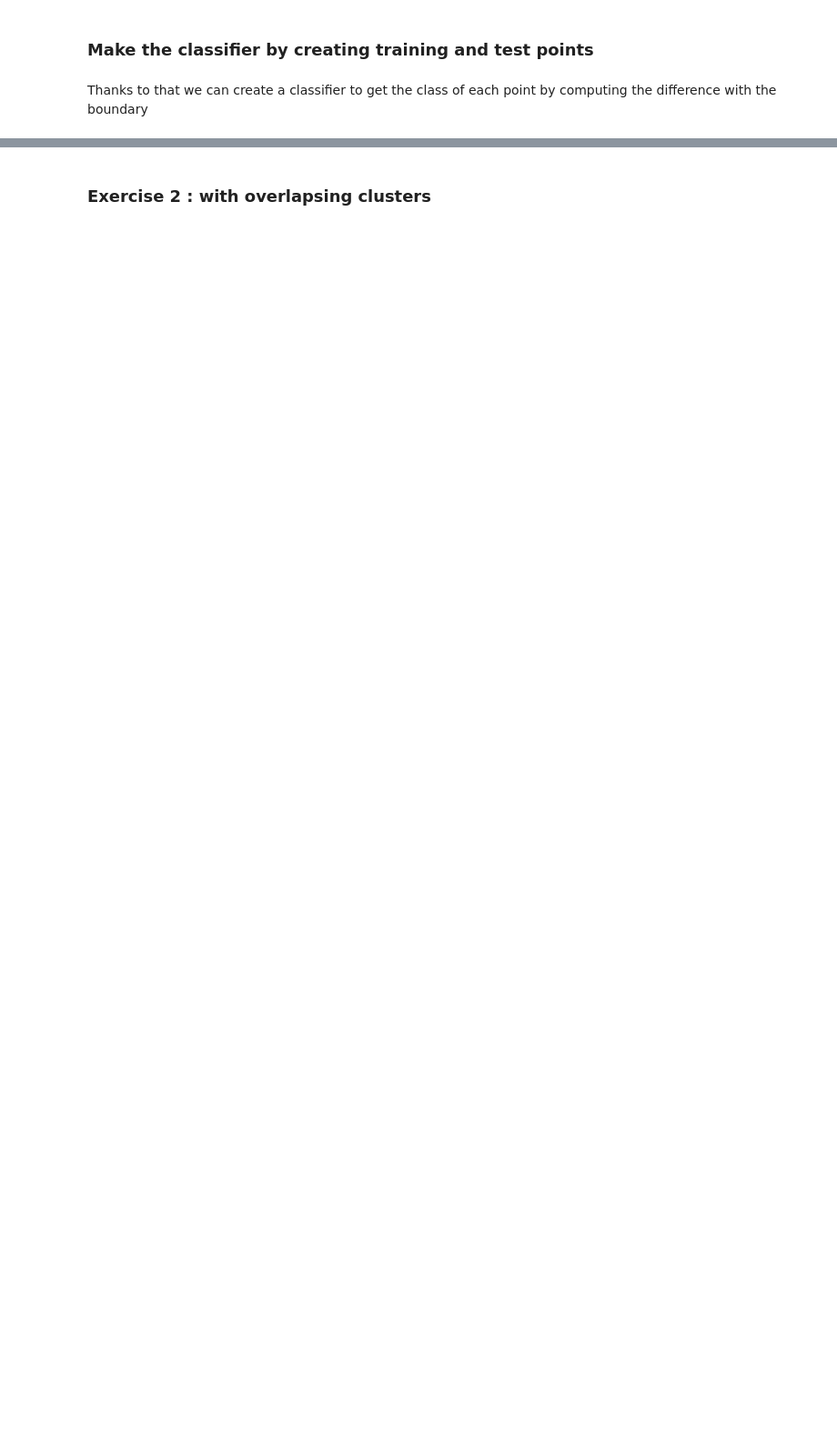
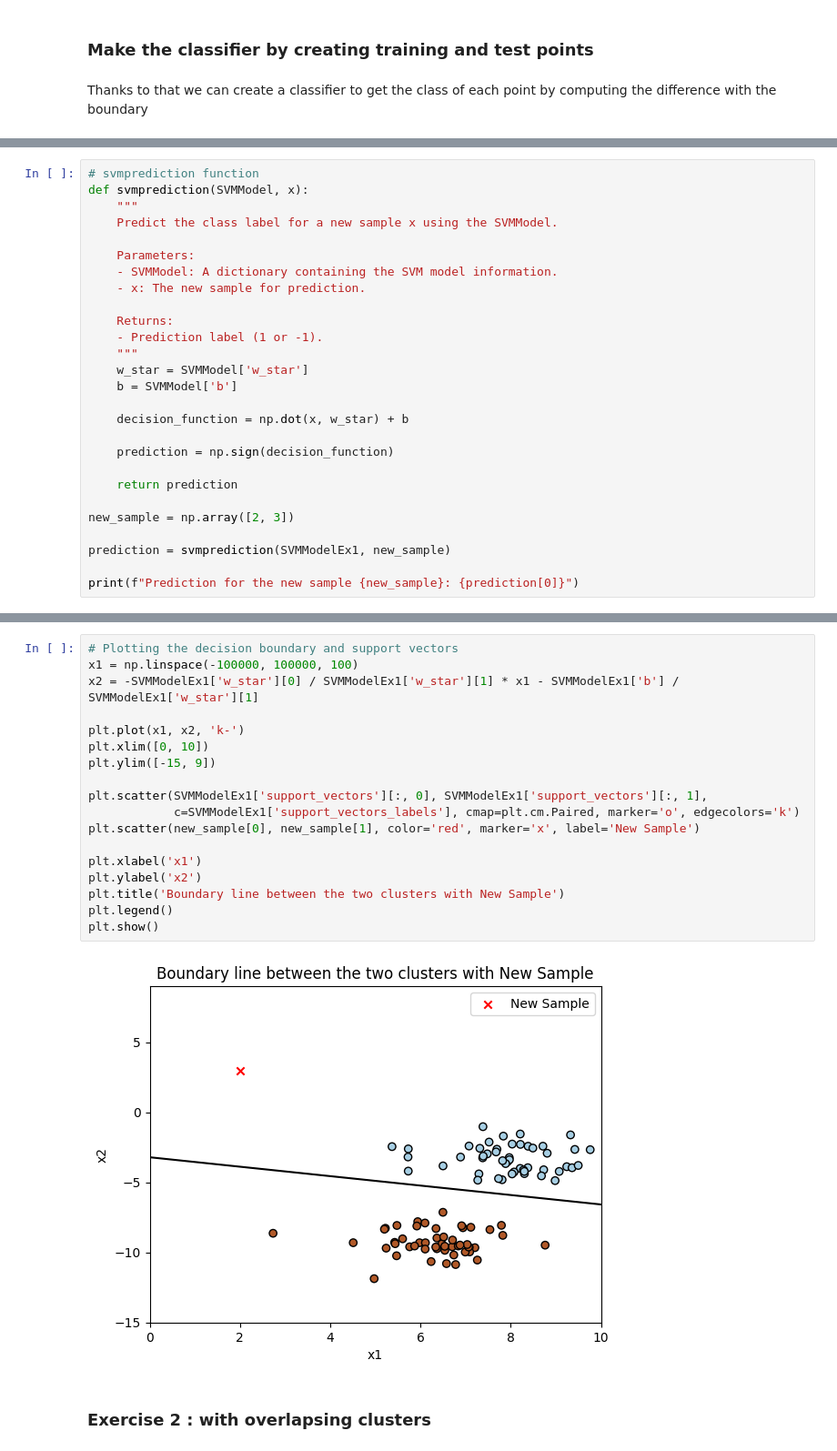
Before and after one commit to LucasTexier/TP_SVM, a Jupyter notebook: SVM_Janaqi.ipynb, the cells around one changed output, grey strips where cells are left out. Shown at 91% size. Drawn from its saved outputs; the diff is of its cells as text; blank space fills up the shorter version.

```diff
--- a/SVM_Janaqi.ipynb
+++ b/SVM_Janaqi.ipynb
@@ -116,0 +143,27 @@ Thanks to that we can create a classifier to get the class of each point by comp
+# %%
+# svmprediction function
+def svmprediction(SVMModel, x):
+    """
+    Predict the class label for a new sample x using the SVMModel.
+
+    Parameters:
+    - SVMModel: A dictionary containing the SVM model information.
+    - x: The new sample for prediction.
+
+    Returns:
+    - Prediction label (1 or -1).
+    """
+    w_star = SVMModel['w_star']
+    b = SVMModel['b']
+
+    decision_function = np.dot(x, w_star) + b
+
+    prediction = np.sign(decision_function)
+
+    return prediction
+
+new_sample = np.array([2, 3])
+
+prediction = svmprediction(SVMModelEx1, new_sample)
+
+print(f"Prediction for the new sample {new_sample}: {prediction[0]}")
@@ -117,2 +174,22 @@ Thanks to that we can create a classifier to get the class of each point by comp
+# %%
+# Plotting the decision boundary and support vectors
+x1 = np.linspace(-100000, 100000, 100)
+x2 = -SVMModelEx1['w_star'][0] / SVMModelEx1['w_star'][1] * x1 - SVMModelEx1['b'] / SVMModelEx1['w_star'][1]
+
+plt.plot(x1, x2, 'k-')
+plt.xlim([0, 10])
+plt.ylim([-15, 9])
+
+plt.scatter(SVMModelEx1['support_vectors'][:, 0], SVMModelEx1['support_vectors'][:, 1],
+            c=SVMModelEx1['support_vectors_labels'], cmap=plt.cm.Paired, marker='o', edgecolors='k')
+plt.scatter(new_sample[0], new_sample[1], color='red', marker='x', label='New Sample')
+
+plt.xlabel('x1')
+plt.ylabel('x2')
+plt.title('Boundary line between the two clusters with New Sample')
+plt.legend()
+plt.show()
+# %% [output]
+[figure, added]
 # %% [markdown]
 ### Exercise 2 : with overlapsing clusters
```
Also changed, not shown: parts of 20 cells of this notebook, 1 other file.
